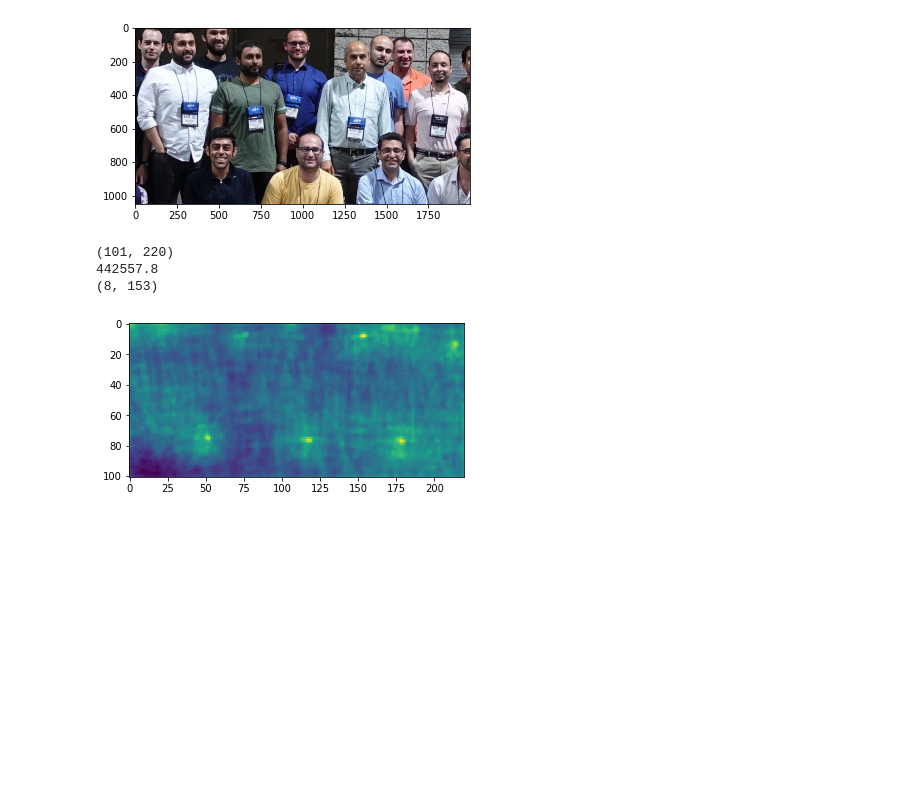
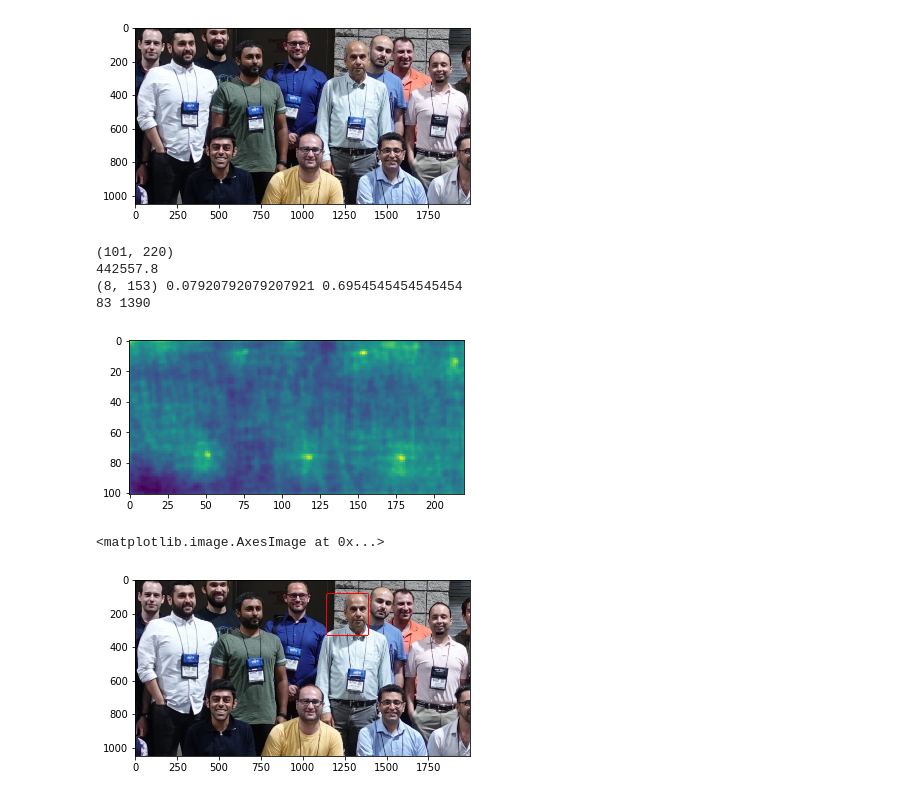
Before and after one commit to AlexTintin/Face_Recognition_CV_Project, a Jupyter notebook: Dugan/VGGFace2-pytorch-master/Untitled.ipynb, the cells around one changed output. Saved outputs shown, nothing was run; the diff lists cells and outputs as text; code cells hidden in the pictures; blank space fills up the shorter version.

```diff
--- a/Dugan/VGGFace2-pytorch-master/Untitled.ipynb
+++ b/Dugan/VGGFace2-pytorch-master/Untitled.ipynb
@@ -177,13 +177,31 @@ search_features = FeatureGeneration(feat_gen,[[target]])[0]
 output = (F.conv2d(search_features, face_features).squeeze(0)).squeeze(0).detach().cpu().numpy()
 # %%
 print(output.shape)
+h,w = output.shape
 plt.imshow(output)
 print(np.amax(output))
 pos = np.argmax(output)
 idx = (pos // 220), (pos%220)
-print(idx)
+py,px = (pos // 220)/h, (pos%220)/w
+h_0,w_0,c_0 = target.shape
+tly,tlx = int(h_0 * py), int(w_0 * px)
+print(idx,py,px)
+print(tl,tr)
 # %% [output]
 (101, 220)
 442557.8
-(8, 153)
+(8, 153) 0.07920792079207921 0.6954545454545454
+83 1390
 [figure]
+# %%
+for w in range(5):
+    for x in range(244):
+        target[tly-w    ,tlx-x] = [255,0,0]
+        target[tly+244+w,tlx-x] = [255,0,0]
+    for y in range(244):
+        target[tly+y,tlx+w    ] = [255,0,0]
+        target[tly+y,tlx-244-w] = [255,0,0]
+plt.imshow(target)
+# %% [output]
+<matplotlib.image.AxesImage at 0x...>
+[figure, added]
```
Also changed, not shown: parts of 1 cell of this notebook, 18 other files.
